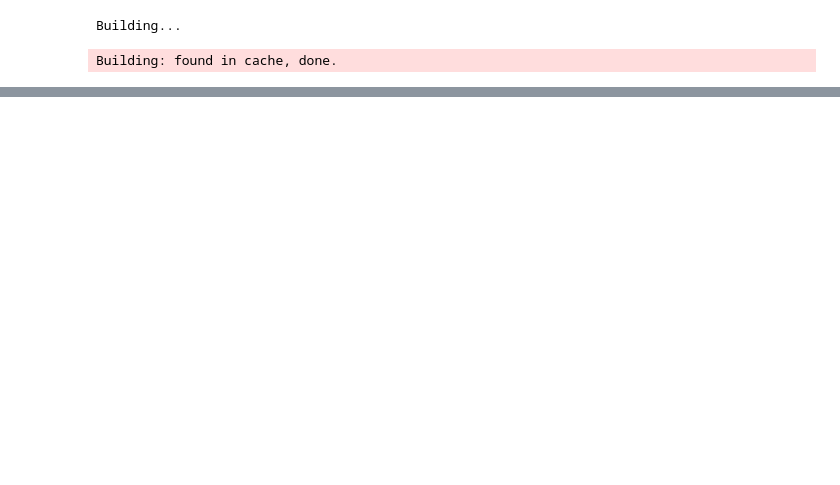
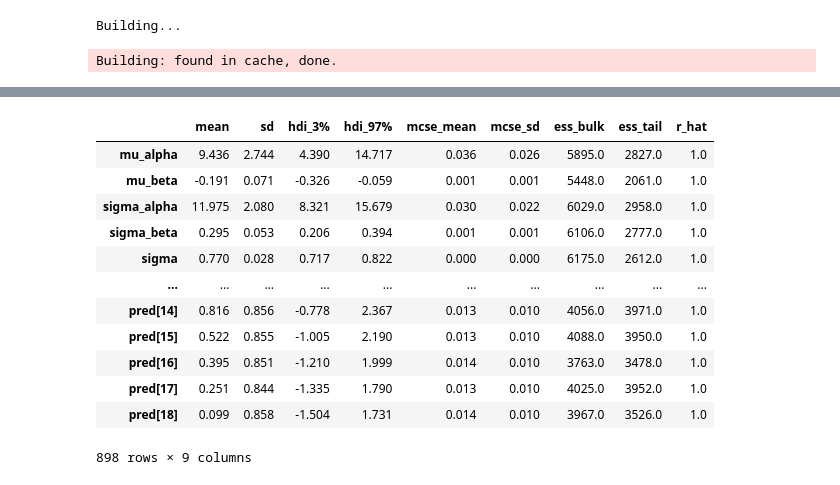
Before and after one commit to Eliasmantykoski/BDA-project, a Jupyter notebook: stan.ipynb, the cells around one changed output, grey strips where cells are left out. Drawn from its saved outputs; the diff is of its cells as text; code cells hidden in the pictures; blank space fills up the shorter version.

```diff
--- a/stan.ipynb
+++ b/stan.ipynb
@@ -327,0 +329,16 @@ pred_cred # hierarchical model
+# %%
+az.summary(fit_hier)
+# %% [output]
+|  | mean | sd | hdi_3% | hdi_97% | mcse_mean | mcse_sd | ess_bulk | ess_tail | r_hat |
+| mu_alpha | 9.436 | 2.744 | 4.390 | 14.717 | 0.036 | 0.026 | 5895.0 | 2827.0 | 1.0 |
+| mu_beta | -0.191 | 0.071 | -0.326 | -0.059 | 0.001 | 0.001 | 5448.0 | 2061.0 | 1.0 |
+| sigma_alpha | 11.975 | 2.080 | 8.321 | 15.679 | 0.030 | 0.022 | 6029.0 | 2958.0 | 1.0 |
+| sigma_beta | 0.295 | 0.053 | 0.206 | 0.394 | 0.001 | 0.001 | 6106.0 | 2777.0 | 1.0 |
+| sigma | 0.770 | 0.028 | 0.717 | 0.822 | 0.000 | 0.000 | 6175.0 | 2612.0 | 1.0 |
+| ... | ... | ... | ... | ... | ... | ... | ... | ... | ... |
+| pred[14] | 0.816 | 0.856 | -0.778 | 2.367 | 0.013 | 0.010 | 4056.0 | 3971.0 | 1.0 |
+| pred[15] | 0.522 | 0.855 | -1.005 | 2.190 | 0.013 | 0.010 | 4088.0 | 3950.0 | 1.0 |
+| pred[16] | 0.395 | 0.851 | -1.210 | 1.999 | 0.014 | 0.010 | 3763.0 | 3478.0 | 1.0 |
+| pred[17] | 0.251 | 0.844 | -1.335 | 1.790 | 0.013 | 0.010 | 4025.0 | 3952.0 | 1.0 |
+| pred[18] | 0.099 | 0.858 | -1.504 | 1.731 | 0.014 | 0.010 | 3967.0 | 3526.0 | 1.0 |
+898 rows × 9 columns
```
Also changed, not shown: parts of 13 cells of this notebook, 3 other files.
